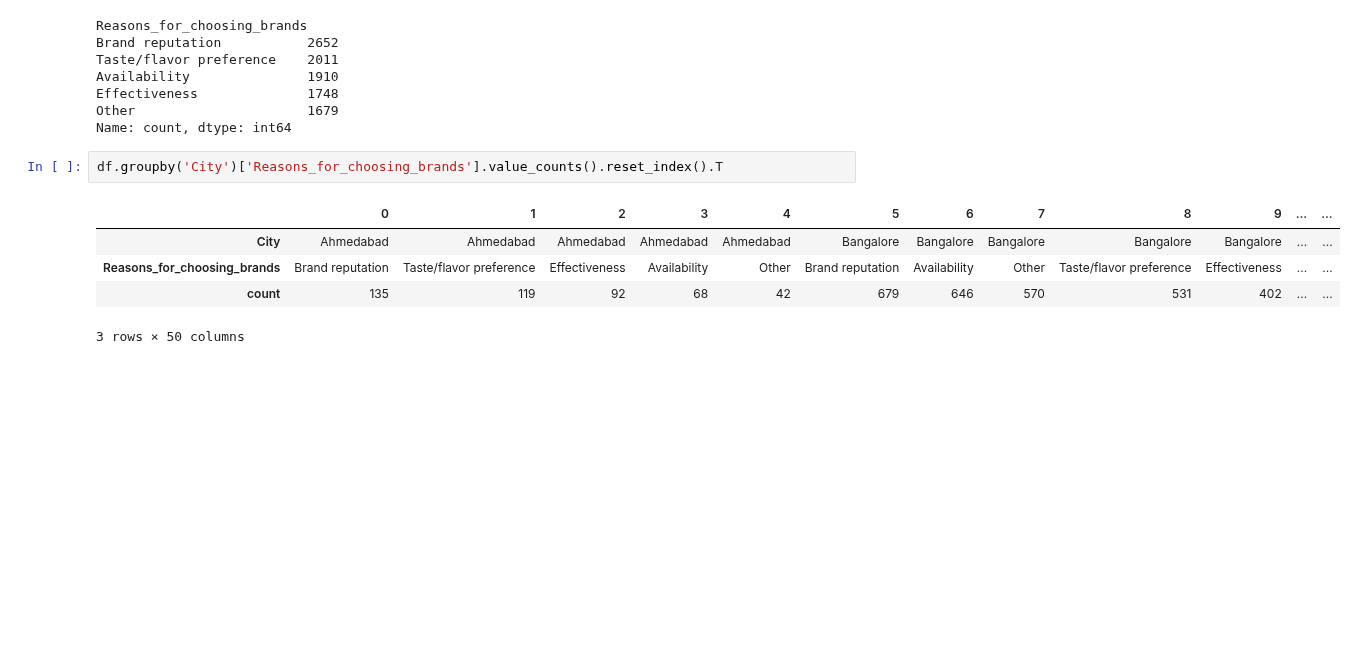
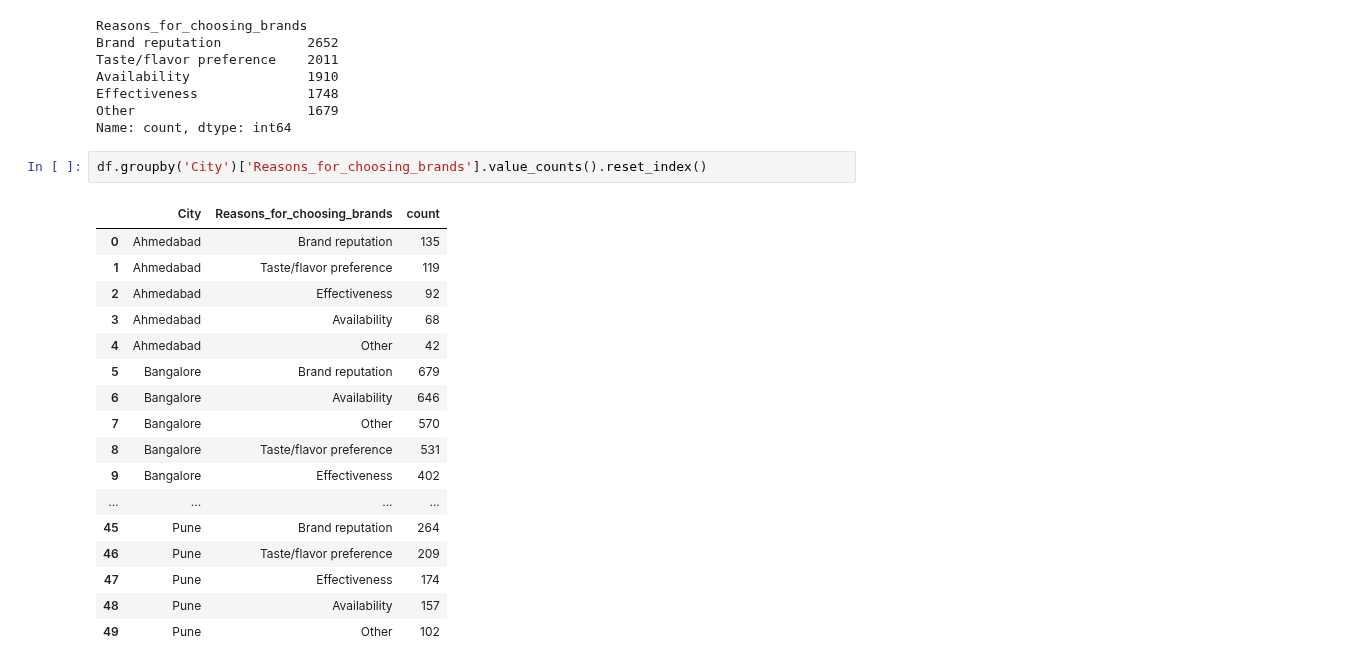
Before and after one commit to sourabhms66/Food_-_Beverage_Marketing, a Jupyter notebook: codes.ipynb, the cells around one changed output. Saved outputs shown, nothing was run; the diff lists cells and outputs as text; blank space fills up the shorter version.

```diff
--- a/codes.ipynb
+++ b/codes.ipynb
@@ -691,10 +691,22 @@ Effectiveness              1748
 Other                      1679
 Name: count, dtype: int64
 # %%
-df.groupby('City')['Reasons_for_choosing_brands'].value_counts().reset_index().T
+df.groupby('City')['Reasons_for_choosing_brands'].value_counts().reset_index()
 # %% [output]
-|  | 0 | 1 | 2 | 3 | 4 | 5 | 6 | 7 | 8 | 9 | ... | ... |
-| City | Ahmedabad | Ahmedabad | Ahmedabad | Ahmedabad | Ahmedabad | Bangalore | Bangalore | Bangalore | Bangalore | Bangalore | ... | ... |
-| Reasons_for_choosing_brands | Brand reputation | Taste/flavor preference | Effectiveness | Availability | Other | Brand reputation | Availability | Other | Taste/flavor preference | Effectiveness | ... | ... |
-| count | 135 | 119 | 92 | 68 | 42 | 679 | 646 | 570 | 531 | 402 | ... | ... |
+|  | City | Reasons_for_choosing_brands | count |
+| 0 | Ahmedabad | Brand reputation | 135 |
+| 1 | Ahmedabad | Taste/flavor preference | 119 |
+| 2 | Ahmedabad | Effectiveness | 92 |
+| 3 | Ahmedabad | Availability | 68 |
+| 4 | Ahmedabad | Other | 42 |
+| 5 | Bangalore | Brand reputation | 679 |
+| 6 | Bangalore | Availability | 646 |
+| 7 | Bangalore | Other | 570 |
+| 8 | Bangalore | Taste/flavor preference | 531 |
+| 9 | Bangalore | Effectiveness | 402 |
+| ... | ... | ... | ... |
+| 45 | Pune | Brand reputation | 264 |
+| 46 | Pune | Taste/flavor preference | 209 |
+| 47 | Pune | Effectiveness | 174 |
+| 48 | Pune | Availability | 157 |
+| 49 | Pune | Other | 102 |
-3 rows × 50 columns
```
Also changed, not shown: parts of 2 cells of this notebook.
